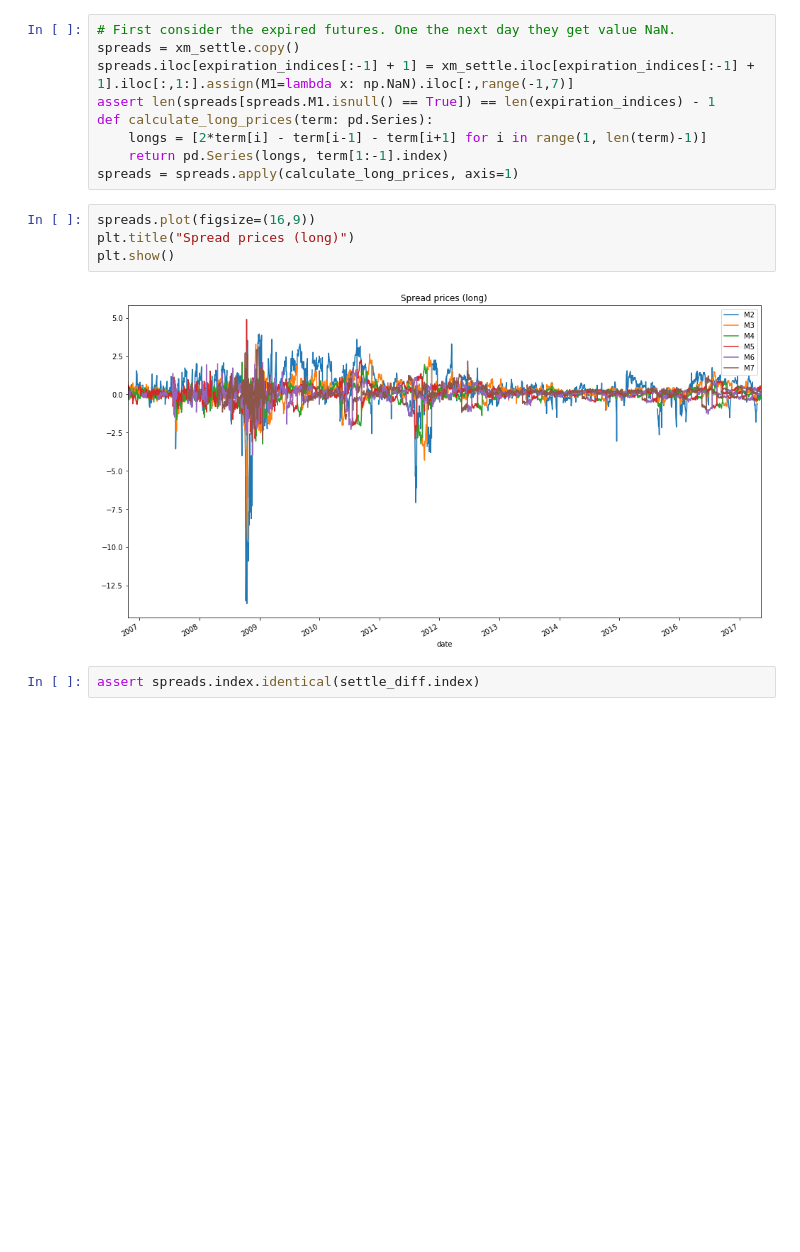
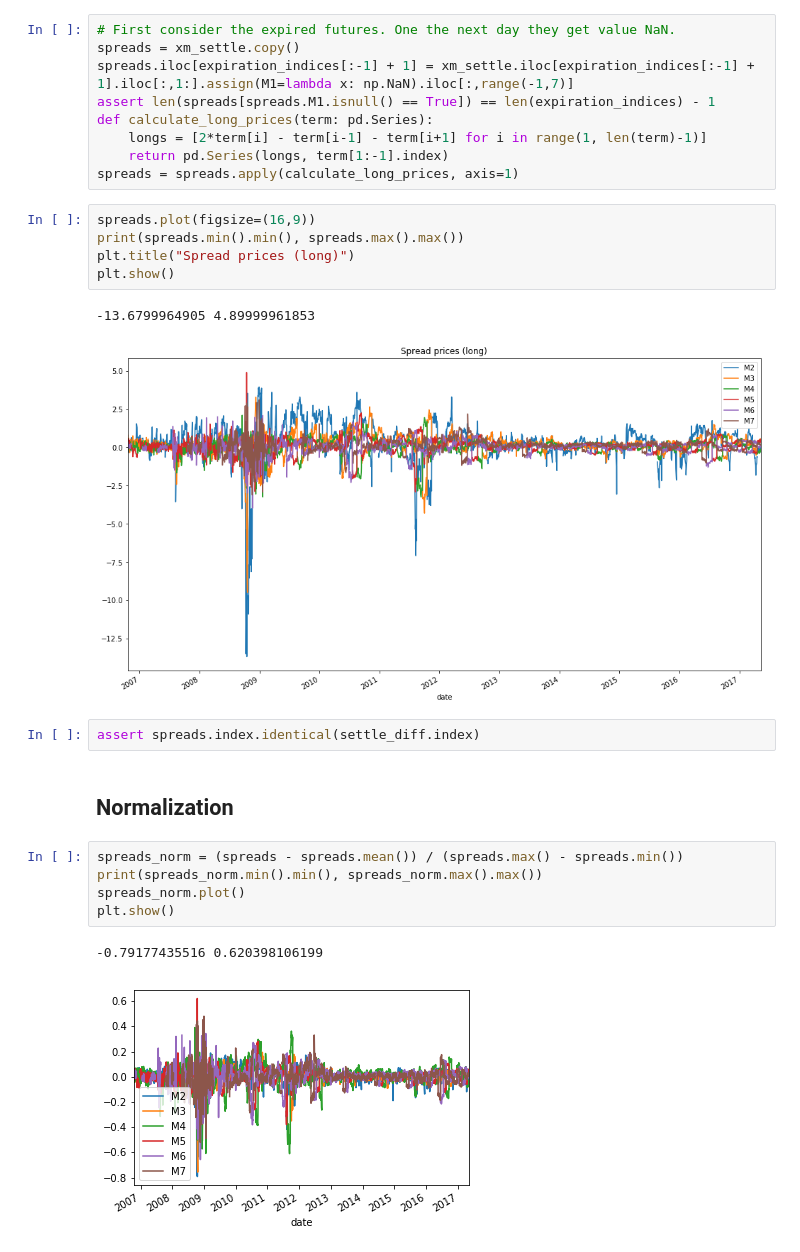
Before and after one commit to leyhline/vix-term-structure, a Jupyter notebook: overview.ipynb, the cells around one changed output. Cells and saved outputs as stored; diff of their text form; blank space fills up the shorter version.

Commit message:
Some normalization tests

```diff
--- a/overview.ipynb
+++ b/overview.ipynb
@@ -314,9 +316,21 @@ def calculate_long_prices(term: pd.Series):
 spreads = spreads.apply(calculate_long_prices, axis=1)
 # %%
 spreads.plot(figsize=(16,9))
+print(spreads.min().min(), spreads.max().max())
 plt.title("Spread prices (long)")
 plt.show()
 # %% [output]
+-13.6799964905 4.89999961853
 [figure]
 # %%
 assert spreads.index.identical(settle_diff.index)
+# %% [markdown]
+## Normalization
+# %%
+spreads_norm = (spreads - spreads.mean()) / (spreads.max() - spreads.min())
+print(spreads_norm.min().min(), spreads_norm.max().max())
+spreads_norm.plot()
+plt.show()
+# %% [output]
+-0.79177435516 0.620398106199
+[figure, added]
```
Also changed, not shown: parts of 4 cells of this notebook.
